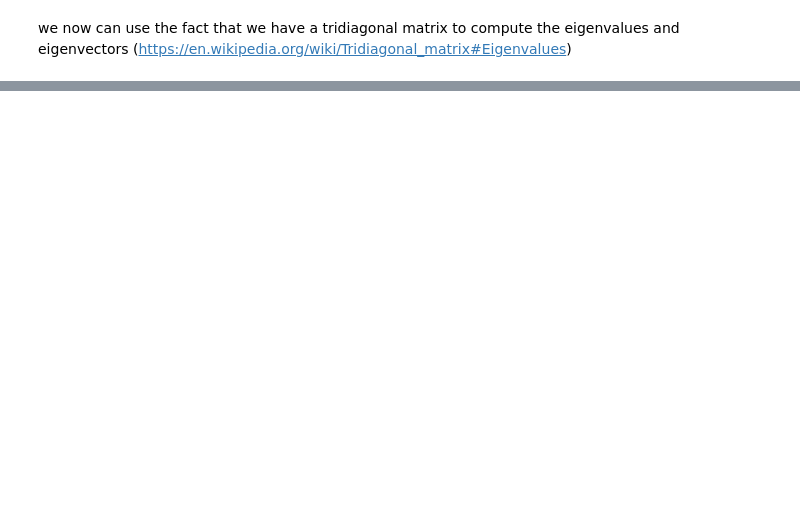
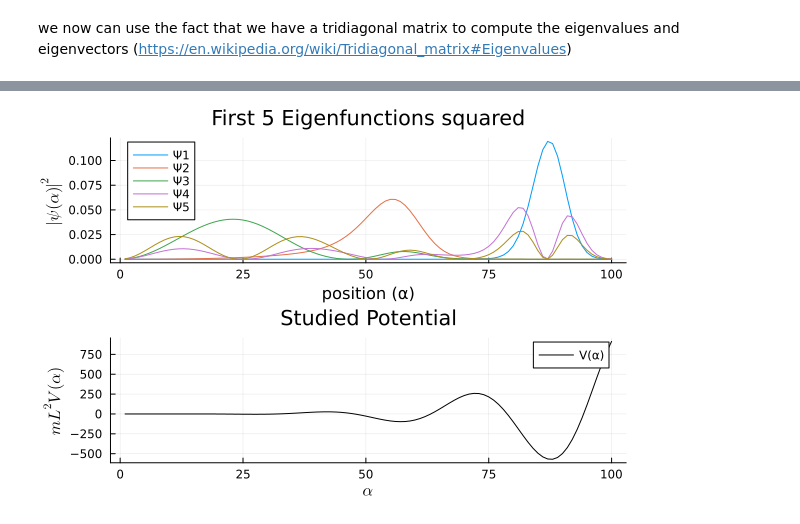
Before and after one commit to uriballo/computational-physics, a Jupyter notebook: numerical-schrodinger-equation/one-dimensional-solution/1d-numerical-schrodinger-equation.ipynb, the cells around one changed output, grey strips where cells are left out. Cells and saved outputs as stored; diff of their text form; code cells hidden in the pictures; blank space fills up the shorter version.

```diff
--- a/numerical-schrodinger-equation/one-dimensional-solution/1d-numerical-schrodinger-equation.ipynb
+++ b/numerical-schrodinger-equation/one-dimensional-solution/1d-numerical-schrodinger-equation.ipynb
@@ -147,3 +111,7 @@ plot(Ψ, title = "First 5 Eigenfunctions", legend=:topleft, label = ["Ψ1" "Ψ2"
+# %%
+plot(p3,p2, layout = (2,1))
+# %% [output]
+[figure, added]
 # %%
 plot(Ψ .^2, title = "First 5 Eigenfunctions squared", legend=:topleft,label = ["Ψ1" "Ψ2" "Ψ3" "Ψ4" "Ψ5" "Ψ6"], xlabel = "position (α)", ylabel = L"|\psi(\alpha)|^2")
 # %% [output]
```
Also changed, not shown: parts of 12 cells of this notebook, 3 other files.
